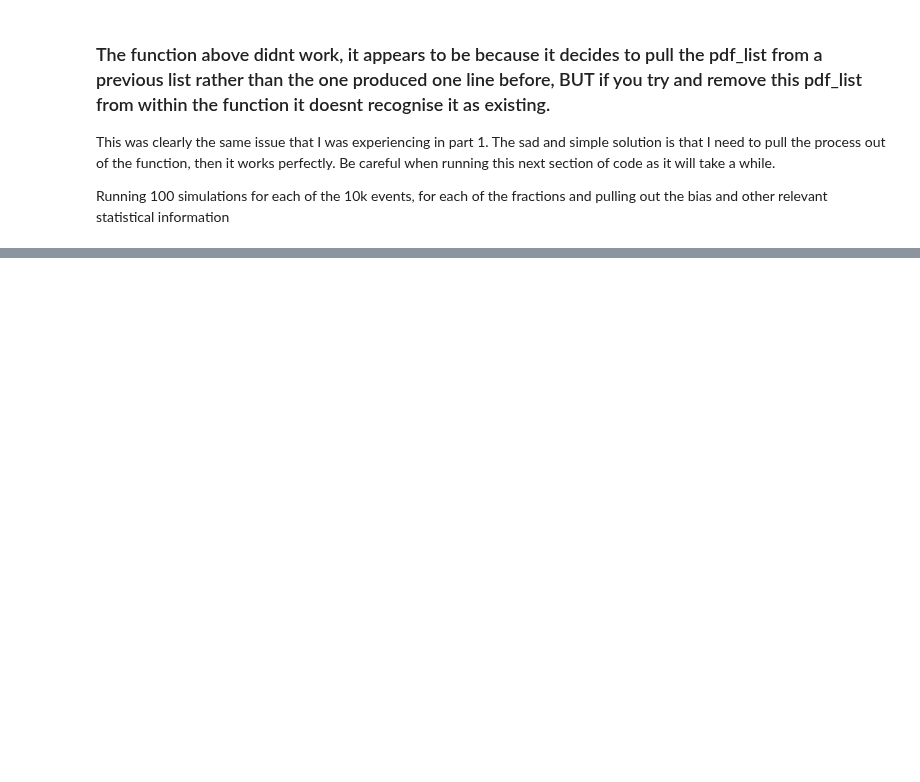
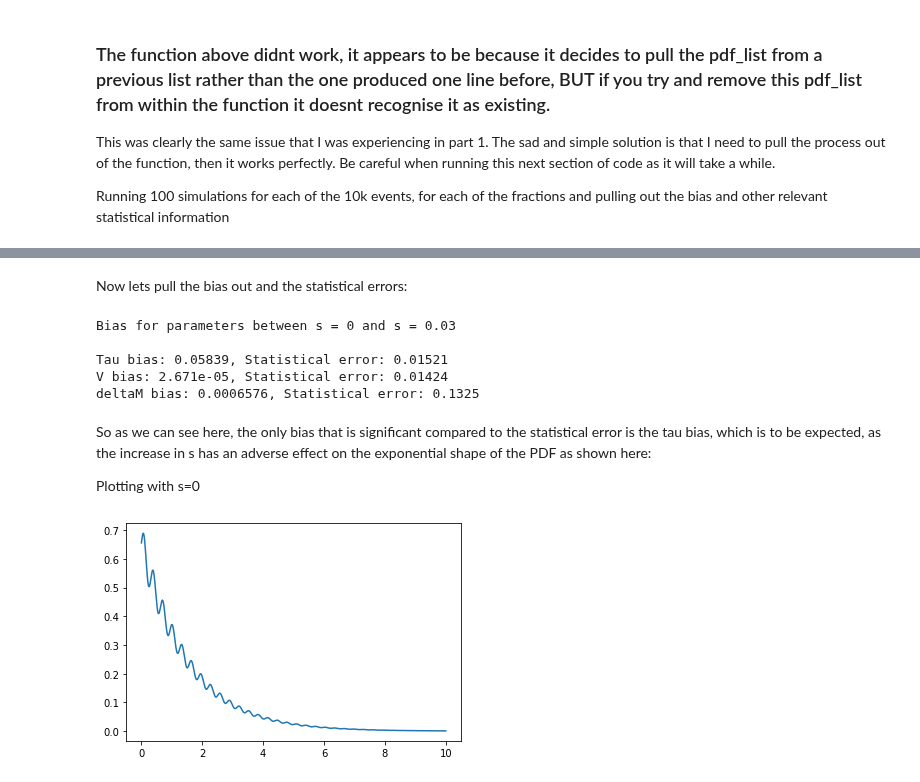
Before and after one commit to CasperMcTavish/DAML, a Jupyter notebook: P2-WAITON-S1739002.ipynb, the cells around one changed output, grey strips where cells are left out. Drawn from its saved outputs; the diff is of its cells as text; code cells hidden in the pictures; blank space fills up the shorter version.

```diff
--- a/P2-WAITON-S1739002.ipynb
+++ b/P2-WAITON-S1739002.ipynb
@@ -906,0 +1019,27 @@ For our $\Delta M$ value, the f(0.03) bias is larger by a factor of 10, which is
+# %% [markdown]
+Now lets pull the bias out and the statistical errors:
+# %%
+print("Bias for parameters between s = 0 and s = 0.03")
+print("")
+print("Tau bias: {:.4}, Statistical error: {:.4}".format(result_no_s.values["tau"]-result_s.values["tau"],result_no_s.errors["tau"]))
+print("V bias: {:.4}, Statistical error: {:.4}".format(abs(result_no_s.values["V"]-result_s.values["V"]),result_no_s.errors["V"]))
+print("deltaM bias: {:.4}, Statistical error: {:.4}".format(abs(result_no_s.values["deltaM"]-result_s.values["deltaM"]),result_no_s.errors["deltaM"]))
+# %% [output]
+Bias for parameters between s = 0 and s = 0.03
+
+Tau bias: 0.05839, Statistical error: 0.01521
+V bias: 2.671e-05, Statistical error: 0.01424
+deltaM bias: 0.0006576, Statistical error: 0.1325
+# %% [markdown]
+So as we can see here, the only bias that is significant compared to the statistical error is the tau bias, which is to be expected, as the increase in s has an adverse effect on the exponential shape of the PDF as shown here:
+
+Plotting with s=0
+# %%
+# Visualise the function (and to check its correct)
+x_coord = np.linspace(0,10,num=1000)
+y_coord = decay_pdf_s(x_coords, tau, V, deltaM, 0.01)
+
+plt.plot(x_coord,y_coord)
+plt.show()
+# %% [output]
+[figure, added]
```
Also changed, not shown: parts of 36 cells of this notebook.
